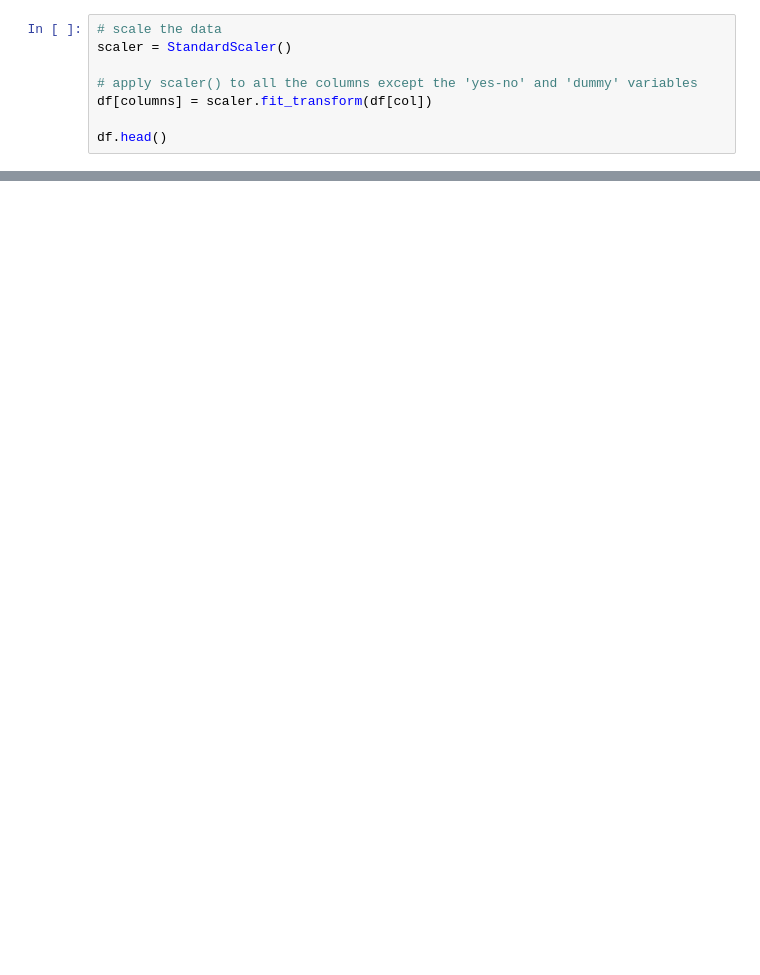
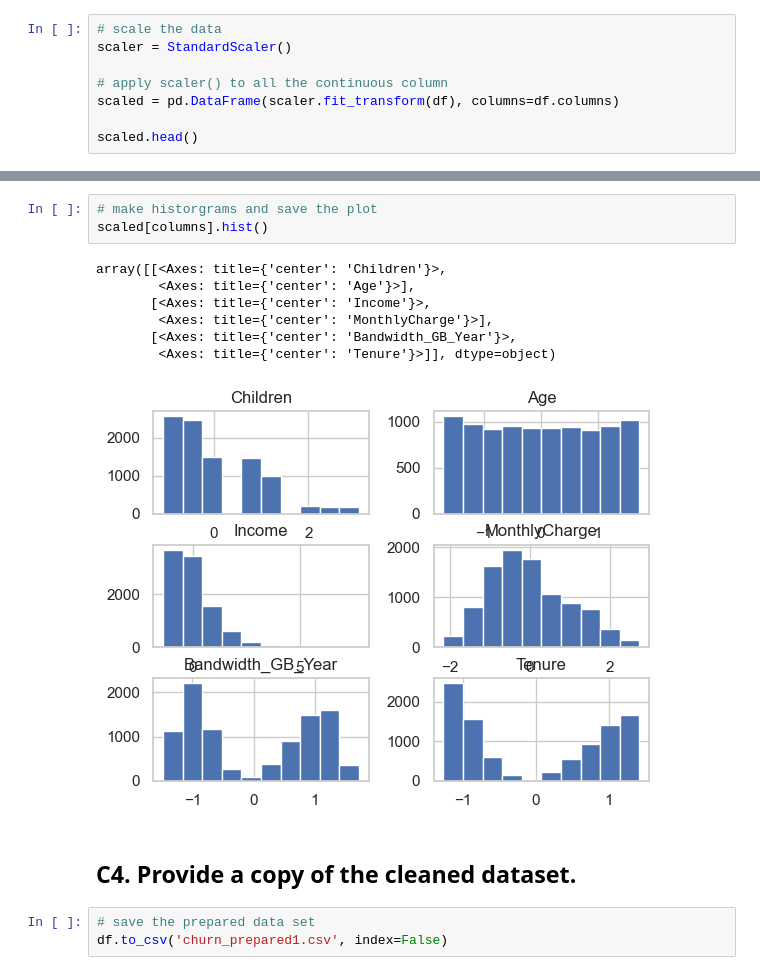
Before and after one commit to ecdedios/d212-data-mining-ii, a Jupyter notebook: D212 Performance Assessment Task 1 (Rev. 0).ipynb, the cells around one changed output, grey strips where cells are left out. Saved outputs shown, nothing was run; the diff lists cells and outputs as text; blank space fills up the shorter version.

```diff
--- a/D212 Performance Assessment Task 1 (Rev. 0).ipynb
+++ b/D212 Performance Assessment Task 1 (Rev. 0).ipynb
@@ -232,7 +281,7 @@ array([[<Axes: title={'center': 'Children'}>,
 # scale the data
 scaler = StandardScaler()
 
-# apply scaler() to all the columns except the 'yes-no' and 'dummy' variables
-df[columns] = scaler.fit_transform(df[col])
+# apply scaler() to all the continuous column
+scaled = pd.DataFrame(scaler.fit_transform(df), columns=df.columns)
 
-df.head()
+scaled.head()
@@ -238,0 +295,16 @@ df.head()
+# %%
+# make historgrams and save the plot
+scaled[columns].hist()
+# %% [output]
+array([[<Axes: title={'center': 'Children'}>,
+        <Axes: title={'center': 'Age'}>],
+       [<Axes: title={'center': 'Income'}>,
+        <Axes: title={'center': 'MonthlyCharge'}>],
+       [<Axes: title={'center': 'Bandwidth_GB_Year'}>,
+        <Axes: title={'center': 'Tenure'}>]], dtype=object)
+[figure, added]
+# %% [markdown]
+## C4.  Provide a copy of the cleaned dataset.
+# %%
+# save the prepared data set
+df.to_csv('churn_prepared1.csv', index=False)
```
Also changed, not shown: parts of 24 cells of this notebook, 2 other files.
